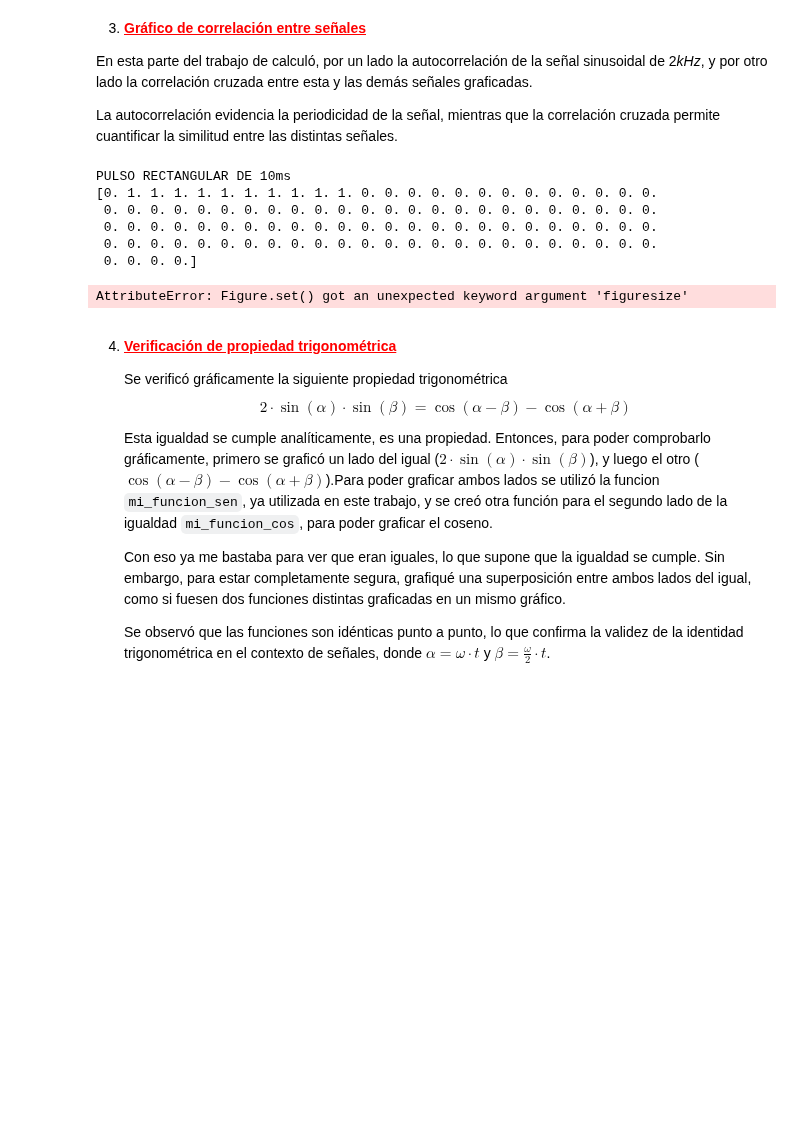
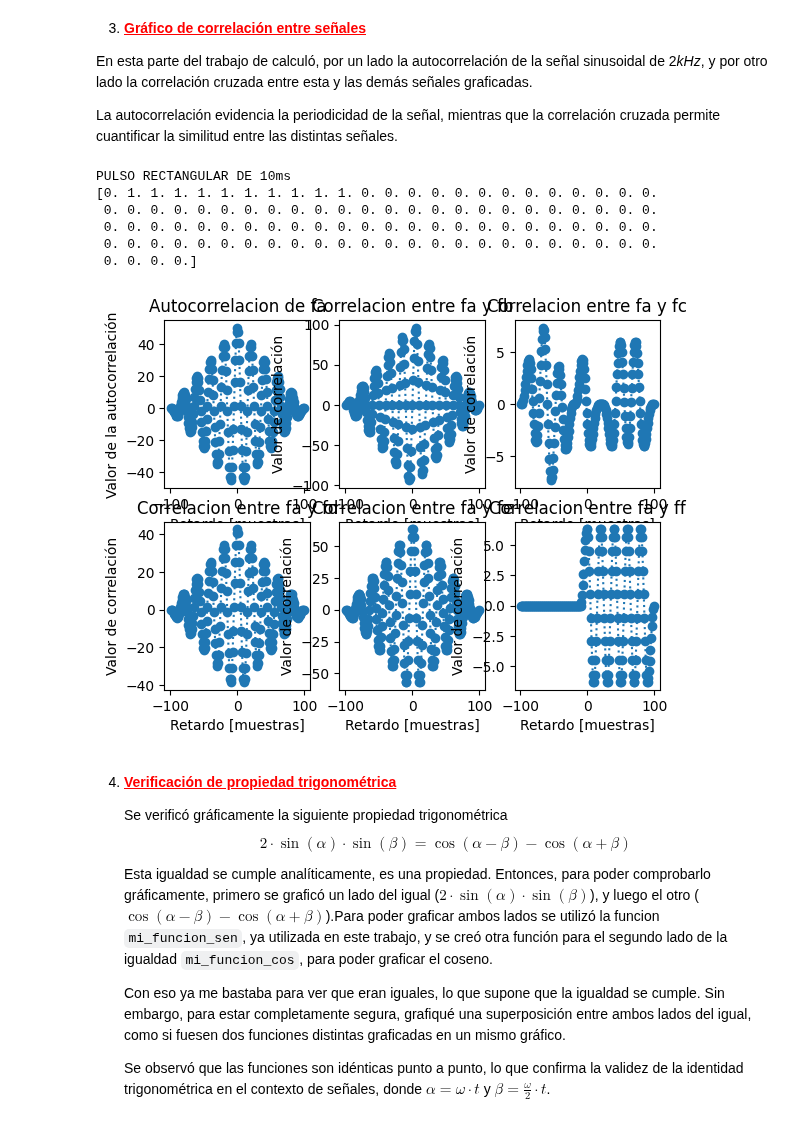
Before and after one commit to Catalina-git/APS, a Jupyter notebook: TP1 - Síntesis de señales/TS1.ipynb, the cells around one changed output. Saved outputs shown, nothing was run; the diff lists cells and outputs as text; code cells hidden in the pictures; blank space fills up the shorter version.

```diff
--- a/TP1 - Síntesis de señales/TS1.ipynb
+++ b/TP1 - Síntesis de señales/TS1.ipynb
@@ -416,7 +416,6 @@ rxx6 = signal.correlate(fa,ff)
 eje = np.arange(-len(fa) + 1, len(fa))
 
 # Grafico de las correlaciones
-plt.figure(figuresize=(20,20))
 
 
 plt.subplot(2,3,1)
@@ -437,34 +436,34 @@ plt.title('Correlacion entre fa y fc')
 plt.plot(eje,rxx3, 'o:')
 plt.xlabel('Retardo [muestras]')
 plt.ylabel('Valor de correlación')
 
 plt.subplot(2,3,4)
 plt.title('Correlacion entre fa y fd')
 plt.plot(eje,rxx4, 'o:')
 plt.xlabel('Retardo [muestras]')
 plt.ylabel('Valor de correlación')
 
 plt.subplot(2,3,5)
 plt.title('Correlacion entre fa y fe')
 plt.plot(eje,rxx5, 'o:')
 plt.xlabel('Retardo [muestras]')
 plt.ylabel('Valor de correlación')
 
 plt.subplot(2,3,6)
 plt.title('Correlacion entre fa y ff')
 plt.plot(eje,rxx6, 'o:')
 plt.xlabel('Retardo [muestras]')
 plt.ylabel('Valor de correlación')
 
 plt.show()
 # %% [output]
 PULSO RECTANGULAR DE 10ms
 [0. 1. 1. 1. 1. 1. 1. 1. 1. 1. 1. 0. 0. 0. 0. 0. 0. 0. 0. 0. 0. 0. 0. 0.
  0. 0. 0. 0. 0. 0. 0. 0. 0. 0. 0. 0. 0. 0. 0. 0. 0. 0. 0. 0. 0. 0. 0. 0.
  0. 0. 0. 0. 0. 0. 0. 0. 0. 0. 0. 0. 0. 0. 0. 0. 0. 0. 0. 0. 0. 0. 0. 0.
  0. 0. 0. 0. 0. 0. 0. 0. 0. 0. 0. 0. 0. 0. 0. 0. 0. 0. 0. 0. 0. 0. 0. 0.
  0. 0. 0. 0.]
-AttributeError: Figure.set() got an unexpected keyword argument 'figuresize'
+[figure, added]
 # %% [markdown]
 4) <font color=red><u> **Verificación de propiedad trigonométrica</u><font>**
 
```
Also changed, not shown: parts of 3 cells of this notebook, 1 other file.
